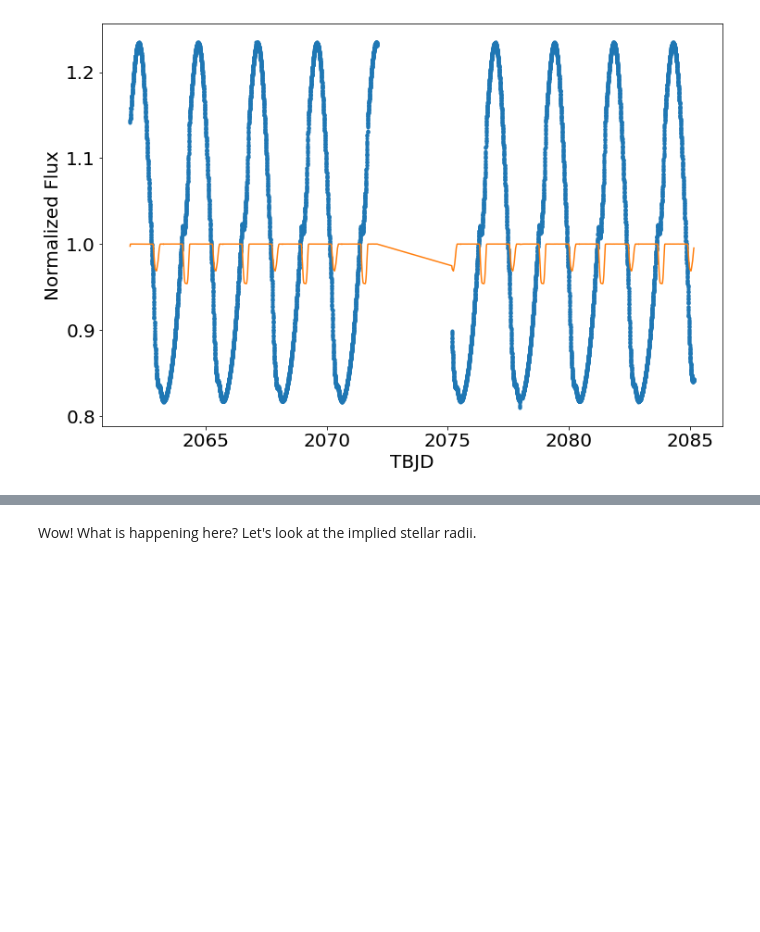
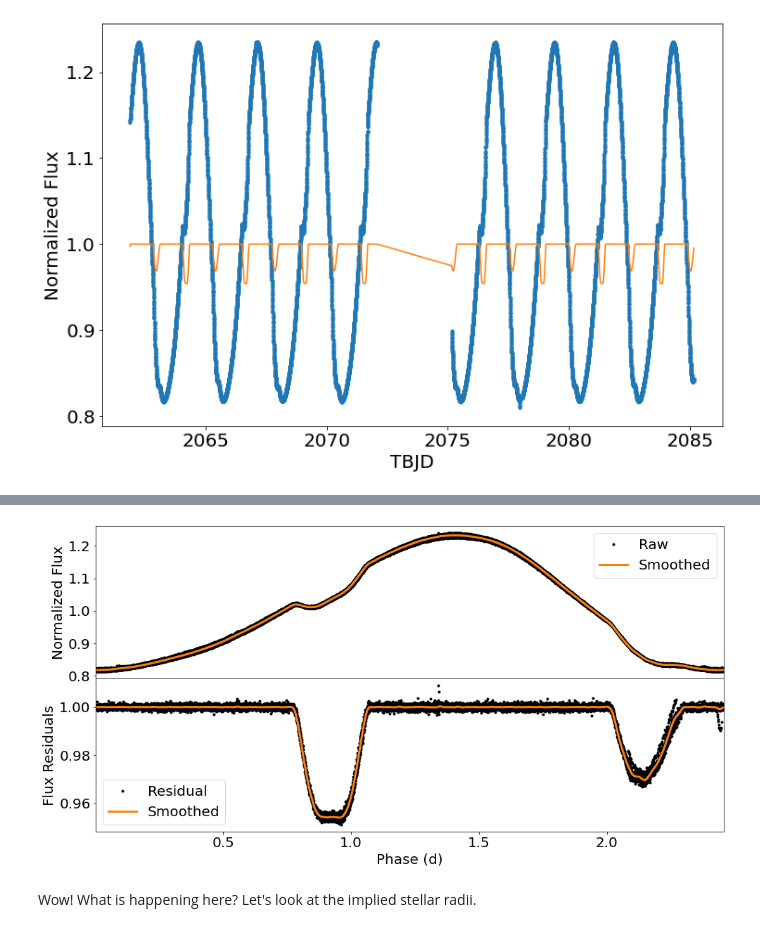
Before and after one commit to benjaminpope/mtv, a Jupyter notebook: notebooks/z_ind.ipynb, the cells around one changed output, grey strips where cells are left out. Saved outputs shown, nothing was run; the diff lists cells and outputs as text; code cells hidden in the pictures; blank space fills up the shorter version.

```diff
--- a/notebooks/z_ind.ipynb
+++ b/notebooks/z_ind.ipynb
@@ -646,3 +369,50 @@ plt.savefig('z_ind_folded.png',bbox_inches='tight')
+# %%
+fig, (ax1, ax2) = plt.subplots(2,1,figsize=(16.0,8.0),sharex=True)
+
+# unfiltered
+t_folded = (x % period)[~flare]
+args = np.argsort(t_folded)
+t_folded = t_folded[args]
+
+y_folded = (y+1)[~flare][args]
+y2_folded = ((y-model-trend)+1 - mu)[~flare][args]
+# y2_folded = ((y-model-trend)+1 - interpolated)[~flare][args]
+
+
+smooth = gaussfilt(y_folded,30)
+smooth2 = gaussfilt(y2_folded,30)
+# smooth3 = gaussfilt(y3_folded,30)
+
+
+lw = 3
+ax1.plot(t_folded, y_folded,'.k',label='Raw')
+ax1.plot(t_folded, smooth,'-',label='Smoothed',lw=lw,color='C1')
+ax2.plot(t_folded, y2_folded,'.k',label='Residual')
+ax2.plot(t_folded, smooth2,'-',label='Smoothed',lw=lw,color='C1')
+# ax2.plot(t_folded, smooth3,'-',label='Smoothed Interp',lw=lw,color='C2')
+
+ax2.set_xlabel('Phase (d)')
+ax1.set_ylabel('Normalized Flux')
+ax2.set_ylabel('Flux Residuals')
+
+ax1.set_xticks([0.5, 1.0, 1.5,2.0])
+ax2.set_xticks([0.5, 1.0, 1.5,2.0])
+
+ax1.legend()
+ax2.legend()
+
+ax2.set_xlim(t_folded.min(),t_folded.max())
+fig.subplots_adjust(hspace=0)
+
+ax1.set_rasterized(True)
+ax2.set_rasterized(True)
+
+plt.savefig('z_ind_folded_both.png',bbox_inches='tight')
+plt.savefig('z_ind_folded_both.pdf',bbox_inches='tight')
+# plt.axvline(0.925)
+# plt.axvline(0.925+period/2)
+# %% [output]
+[figure, added]
 # %% [markdown]
 Wow! What is happening here? Let's look at the implied stellar radii.
 # %%
```
Also changed, not shown: parts of 19 cells of this notebook, 4 other files.
